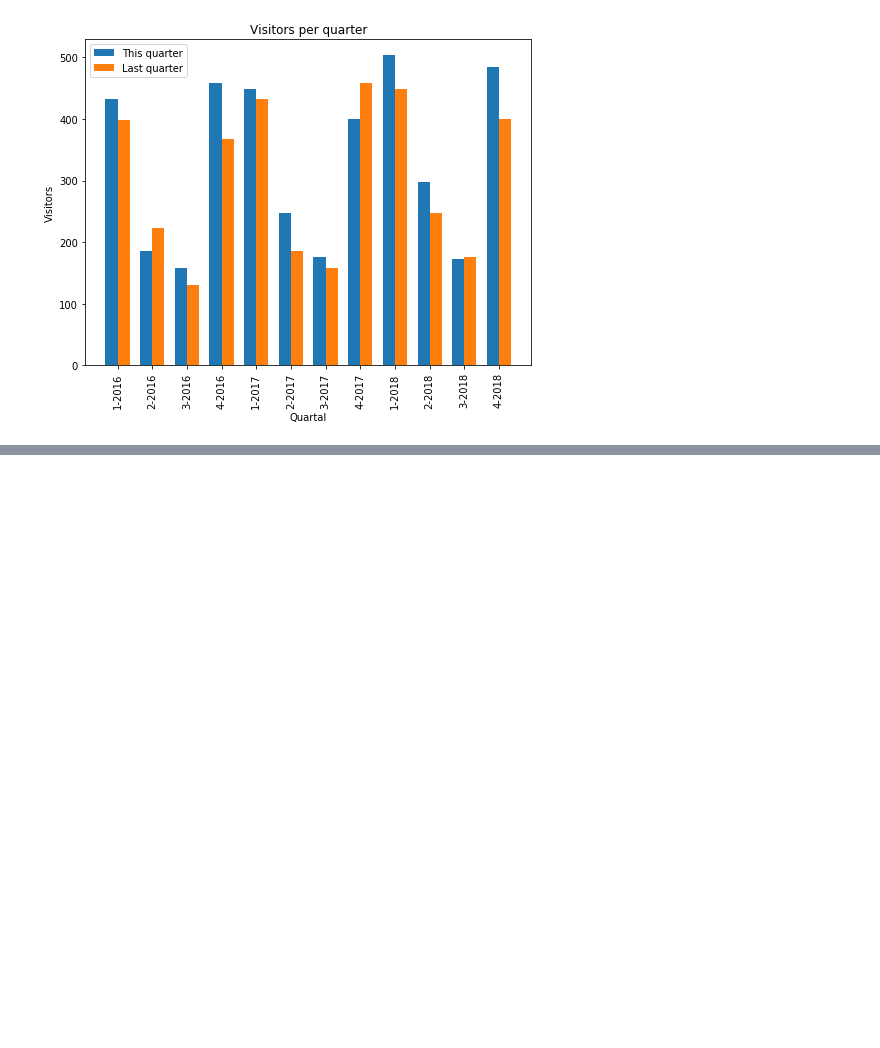
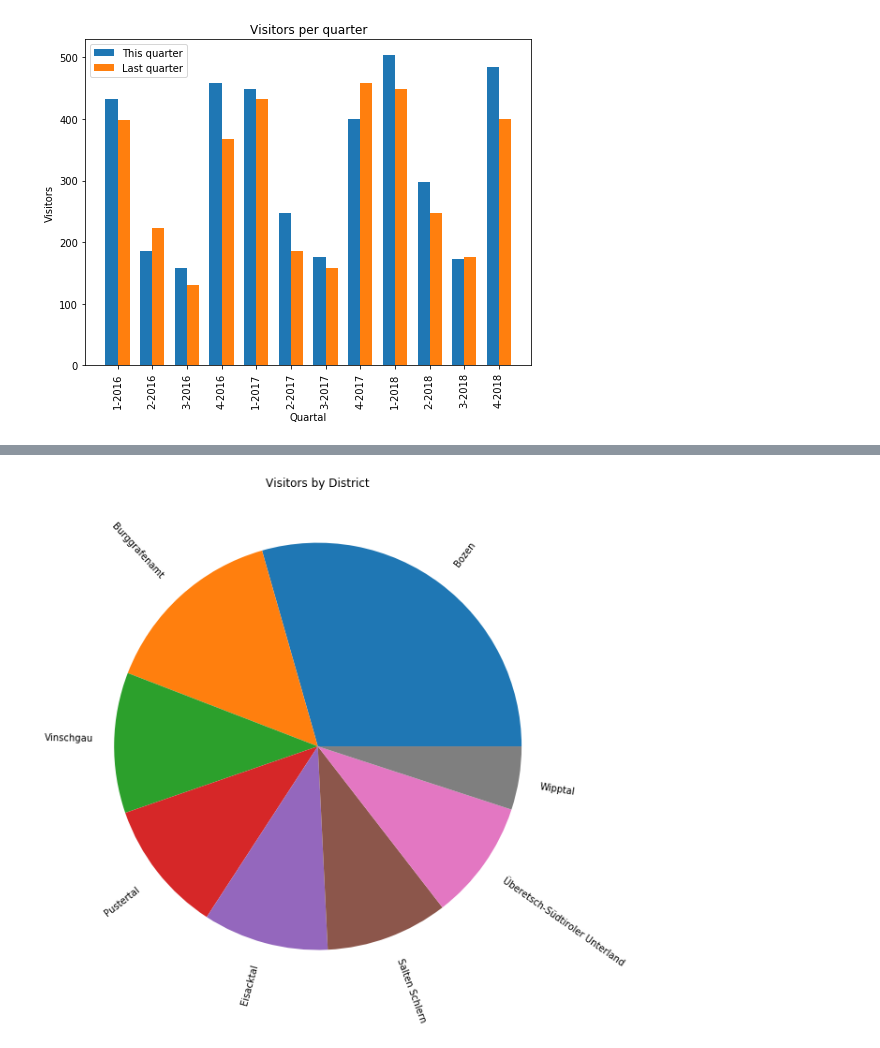
Before and after one commit to addyvieider/DataWarehouse, a Jupyter notebook: images/query visulaization.ipynb, the cells around one changed output, grey strips where cells are left out. Saved outputs shown, nothing was run; the diff lists cells and outputs as text; code cells hidden in the pictures; blank space fills up the shorter version.

```diff
--- a/images/query visulaization.ipynb
+++ b/images/query visulaization.ipynb
@@ -177,0 +249,11 @@ conn.close()
+# %%
+cur.execute('SELECT vl.district, count(visitor_id) \
+	FROM warehouse.showroom_visit \
+	JOIN warehouse.visitor using (visitor_id) \
+	JOIN warehouse.location as vl on warehouse.visitor.location_id = vl.location_id  \
+	WHERE vl.province = \'Bozen\' \
+	GROUP BY vl.district \
+	order by count(visitor_id) desc;')
+
+res = cur.fetchall()
+res
@@ -177,0 +269,10 @@ conn.close()
+# %%
+x = [r[0] for r in res]
+y = [r[1] for r in res]
+# %%
+plt.figure(figsize=(10,10))
+plt.pie(y,labels=x,rotatelabels=True)
+plt.title('Visitors by District')
+plt.savefig('district')
+# %% [output]
+[figure, added]
```
Also changed, not shown: parts of 12 cells of this notebook, 7 other files.
